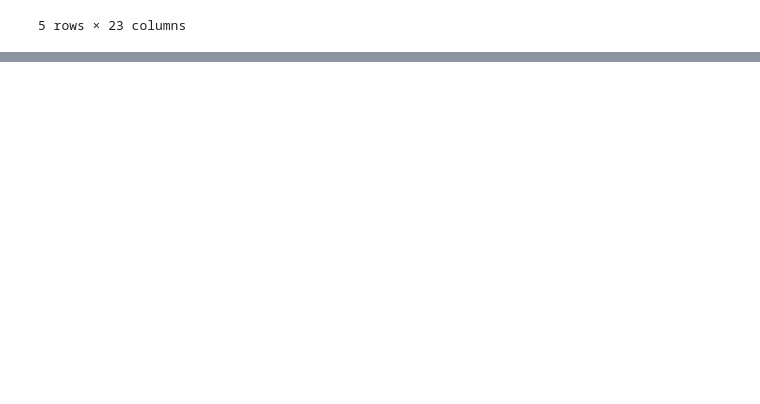
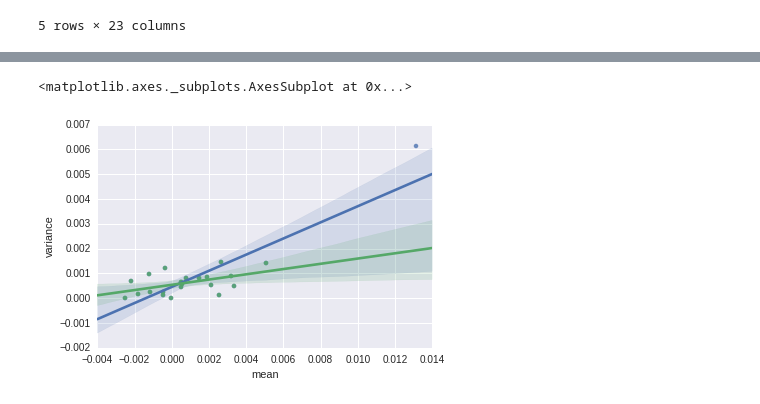
Before and after one commit to yhat/currency-portfolio-optimization, a Jupyter notebook: Currency Portfolio Optimization.ipynb, the cells around one changed output, grey strips where cells are left out. Saved outputs shown, nothing was run; the diff lists cells and outputs as text; code cells hidden in the pictures; blank space fills up the shorter version.

Commit message:
Adding plots of mean-variance relationship for currency returns.

```diff
--- a/Currency Portfolio Optimization.ipynb
+++ b/Currency Portfolio Optimization.ipynb
@@ -113,0 +104,8 @@ dtype: float64
+# %%
+# As expected, the diagonal contains the variance for each individual currency.
+
+# Means are the expected returns for each currency. Note that the currency with the highest expected
+# return (Venezuela with a whopping 1.3% per month) also has the highest variance.
+
+exp_returns = pandas.concat({'mean': returns.mean(), 'variance': returns.var()}, axis=1)
+exp_returns
@@ -113,0 +130,13 @@ dtype: float64
+# %%
+# Higher expected return tends to give higher variance.
+%matplotlib inline
+import seaborn
+seaborn.regplot('mean', 'variance', exp_returns)
+
+# That's quite an outlier there. What does the rest of the data look like? Let's add a second
+# line to make sure our intuition is right about the positive mean-variance relationship.
+exp_returns_without_ve = exp_returns[exp_returns.index != 'RXI_N.M.VE']
+seaborn.regplot('mean', 'variance', exp_returns_without_ve)
+# %% [output]
+<matplotlib.axes._subplots.AxesSubplot at 0x...>
+[figure, added]
```
Also changed, not shown: parts of 3 cells of this notebook, 1 other file.
